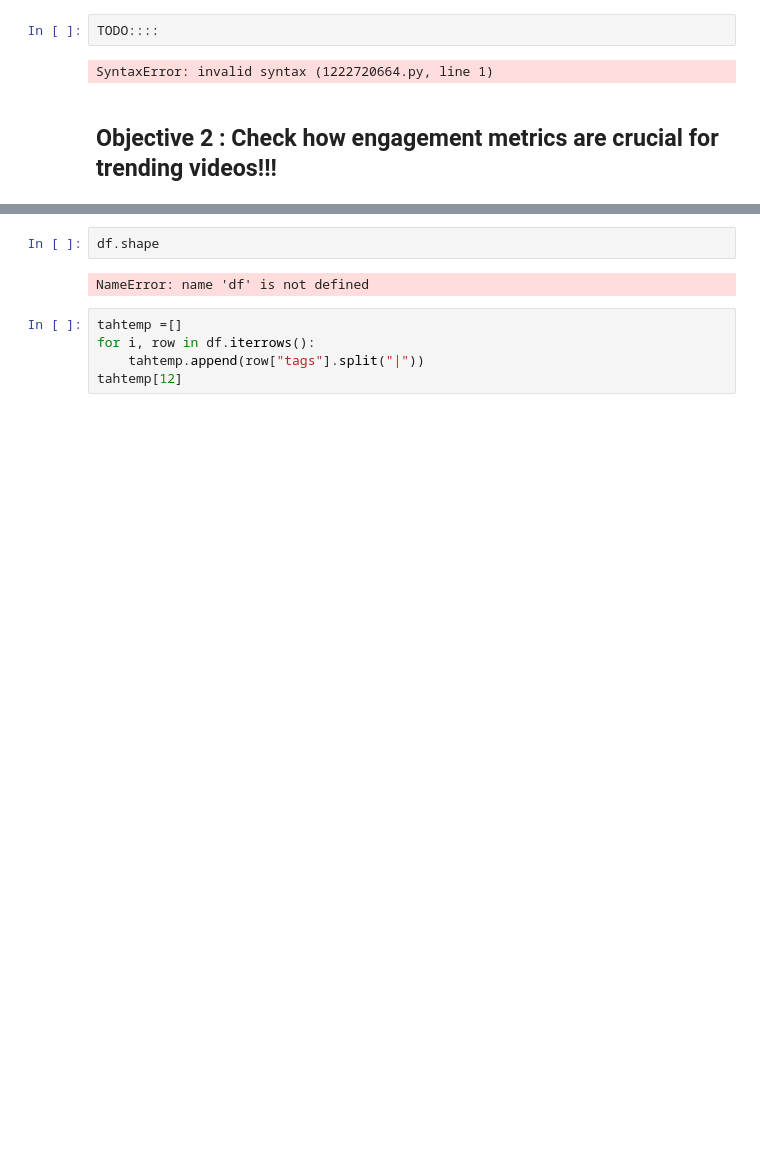
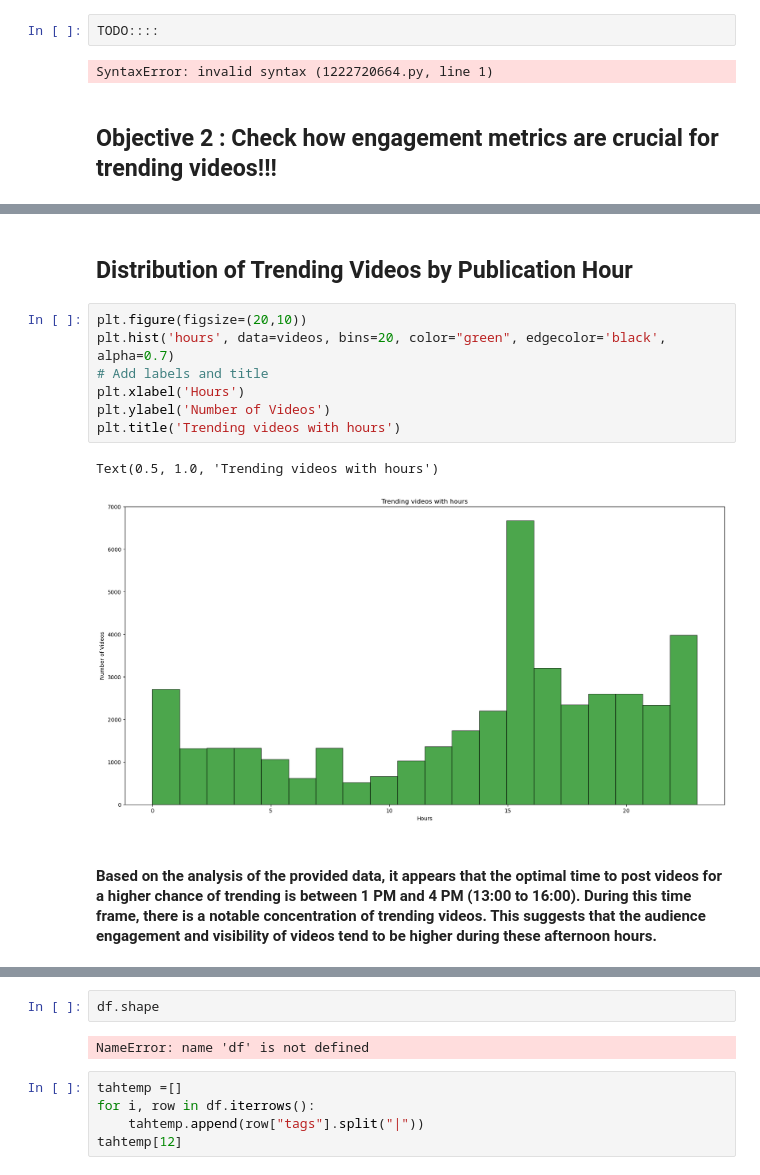
Before and after one commit to aishpatil655/Trending_youtube_Video, a Jupyter notebook: Factor Affecting youtube Videos.ipynb, the cells around one changed output, grey strips where cells are left out. Saved outputs shown, nothing was run; the diff lists cells and outputs as text; blank space fills up the shorter version.

```diff
--- a/Factor Affecting youtube Videos.ipynb
+++ b/Factor Affecting youtube Videos.ipynb
@@ -471,0 +513,14 @@ print(videos[videos["ratings_disabled"]==False]["views"].mean())
+# %% [markdown]
+<h2>Distribution of Trending Videos by Publication Hour</h2>
+# %%
+plt.figure(figsize=(20,10))
+plt.hist('hours', data=videos, bins=20, color="green", edgecolor='black', alpha=0.7)
+# Add labels and title
+plt.xlabel('Hours')
+plt.ylabel('Number of Videos')
+plt.title('Trending videos with hours')
+# %% [output]
+Text(0.5, 1.0, 'Trending videos with hours')
+[figure, added]
+# %% [markdown]
+<h4>Based on the analysis of the provided data, it appears that the optimal time to post videos for a higher chance of trending is between 1 PM and 4 PM (13:00 to 16:00). During this time frame, there is a notable concentration of trending videos. This suggests that the audience engagement and visibility of videos tend to be higher during these afternoon hours.</h4>
```
Also changed, not shown: parts of 51 cells of this notebook.
